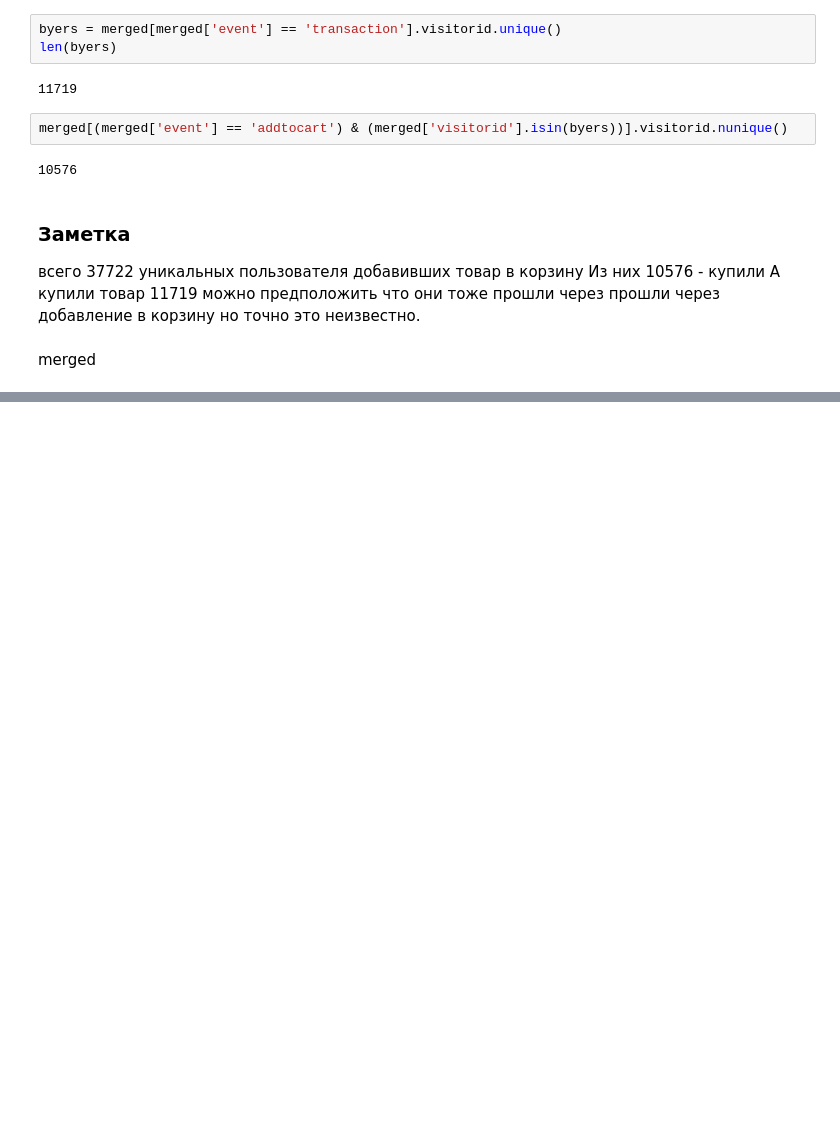
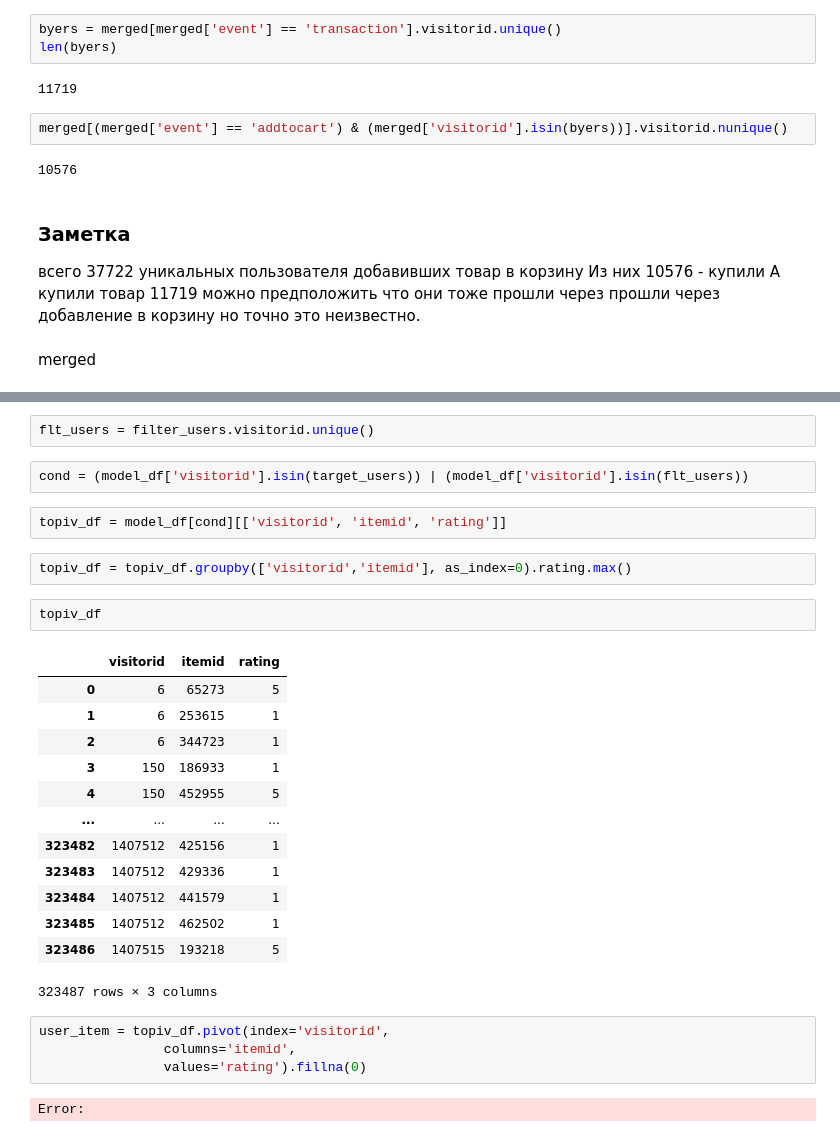
Before and after one commit to AndreyProkofiev/mle-pr-final, a Jupyter notebook: notebooks/eda.ipynb, the cells around one changed output, grey strips where cells are left out. Cells and saved outputs as stored; diff of their text form; blank space fills up the shorter version.

```diff
--- a/notebooks/eda.ipynb
+++ b/notebooks/eda.ipynb
@@ -872,0 +915,30 @@ merged
+# %%
+flt_users = filter_users.visitorid.unique()
+# %%
+cond = (model_df['visitorid'].isin(target_users)) | (model_df['visitorid'].isin(flt_users))
+# %%
+topiv_df = model_df[cond][['visitorid', 'itemid', 'rating']]
+# %%
+topiv_df = topiv_df.groupby(['visitorid','itemid'], as_index=0).rating.max()
+# %%
+topiv_df
+# %% [output]
+|  | visitorid | itemid | rating |
+| 0 | 6 | 65273 | 5 |
+| 1 | 6 | 253615 | 1 |
+| 2 | 6 | 344723 | 1 |
+| 3 | 150 | 186933 | 1 |
+| 4 | 150 | 452955 | 5 |
+| ... | ... | ... | ... |
+| 323482 | 1407512 | 425156 | 1 |
+| 323483 | 1407512 | 429336 | 1 |
+| 323484 | 1407512 | 441579 | 1 |
+| 323485 | 1407512 | 462502 | 1 |
+| 323486 | 1407515 | 193218 | 5 |
+323487 rows × 3 columns
+# %%
+user_item = topiv_df.pivot(index='visitorid',
+                columns='itemid',
+                values='rating').fillna(0)
+# %% [output]
+Error:
```
Also changed, not shown: parts of 14 cells of this notebook.
